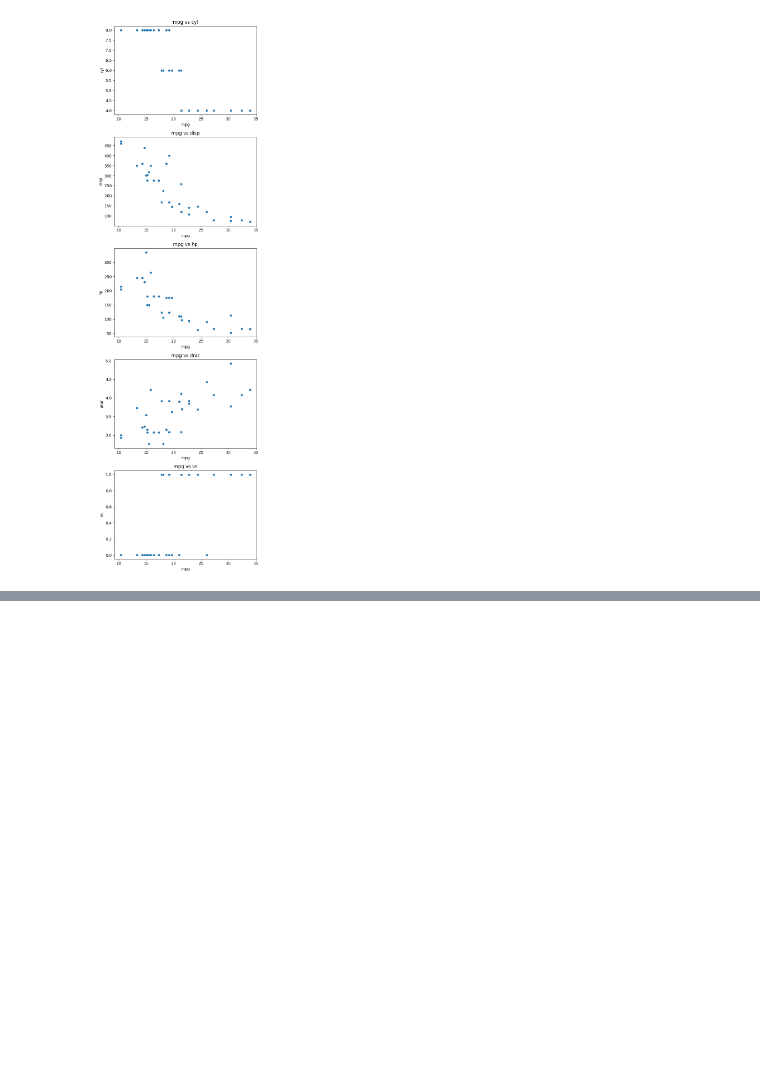
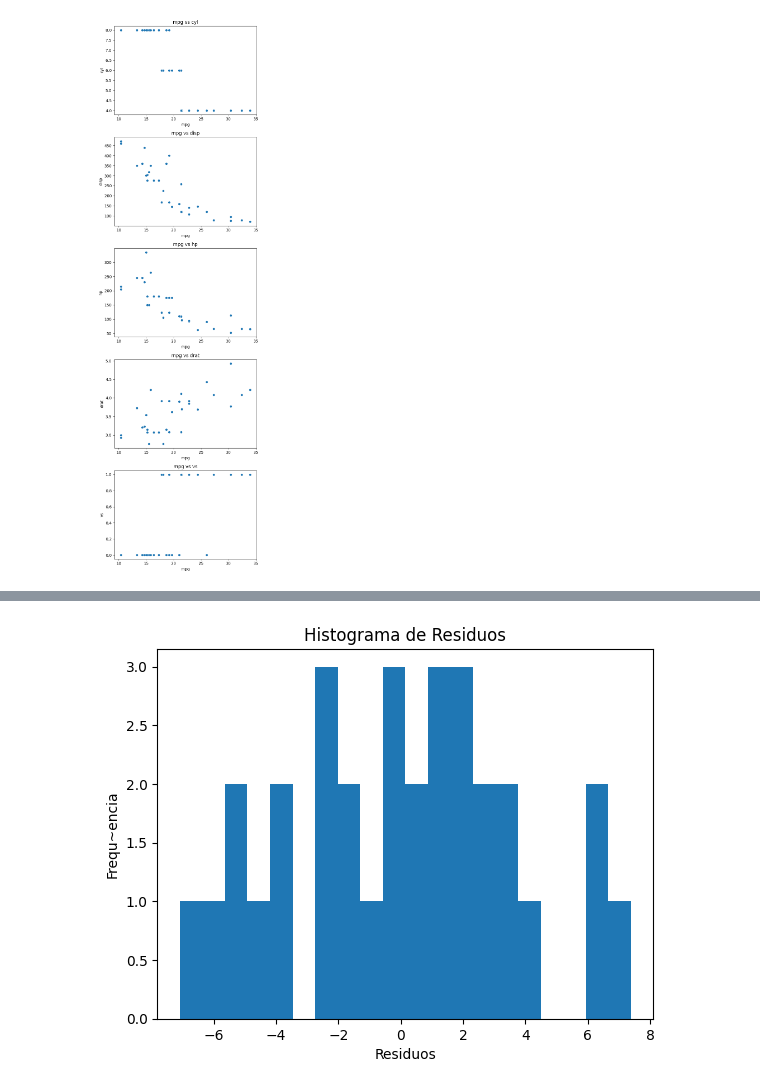
Before and after one commit to jermanalopes/MachineLearningBasic, a Jupyter notebook: LinearRegression_bibs.ipynb, the cells around one changed output, grey strips where cells are left out. Saved outputs shown, nothing was run; the diff lists cells and outputs as text; code cells hidden in the pictures; blank space fills up the shorter version.

Commit message:
Adc analise de residuos

```diff
--- a/LinearRegression_bibs.ipynb
+++ b/LinearRegression_bibs.ipynb
@@ -37,3 +44,14 @@ plt.tight_layout()
 plt.show()
 # %% [output]
 [figure]
+# %%
+#aic=156.6 e bic=162.5
+#modelo = sm.ols(formula='mpg ~ wt + disp + hp', data=cars)
+
+#aic=165.1 e bic=169.5
+#modelo = sm.ols(formula='mpg ~ disp + cyl', data=cars)
+
+#aic=179.1 e bic=183.5
+modelo = sm.ols(formula='mpg ~ drat + vs', data=cars)
+modelo = modelo.fit()
+modelo.summary()
@@ -39,0 +79,9 @@ plt.show()
+# %%
+residuos = modelo.resid
+plt.hist(residuos, bins=20)
+plt.xlabel("Residuos")
+plt.ylabel("Frequ~encia")
+plt.title("Histograma de Residuos")
+plt.show()
+# %% [output]
+[figure, added]
```
Also changed, not shown: parts of 4 cells of this notebook.
